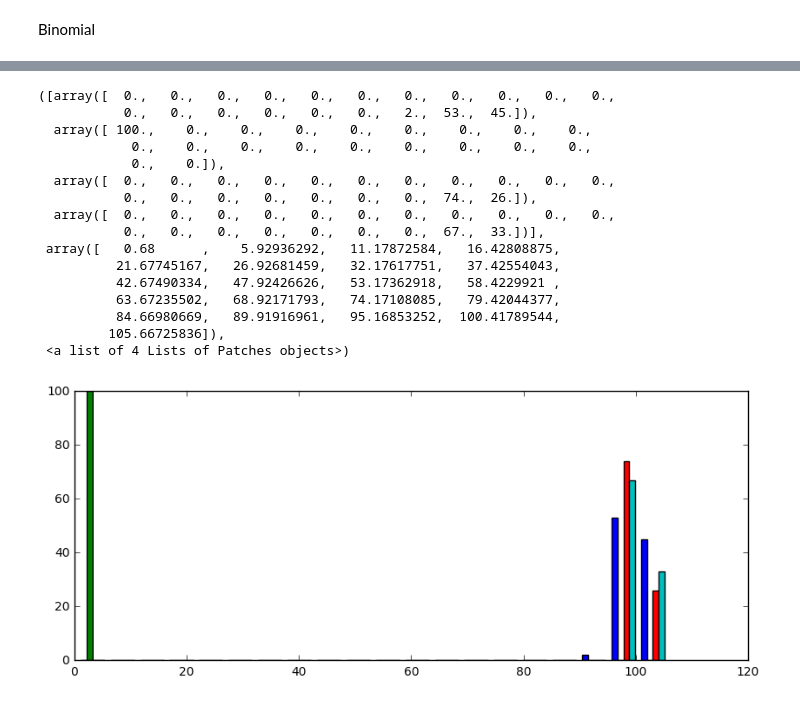
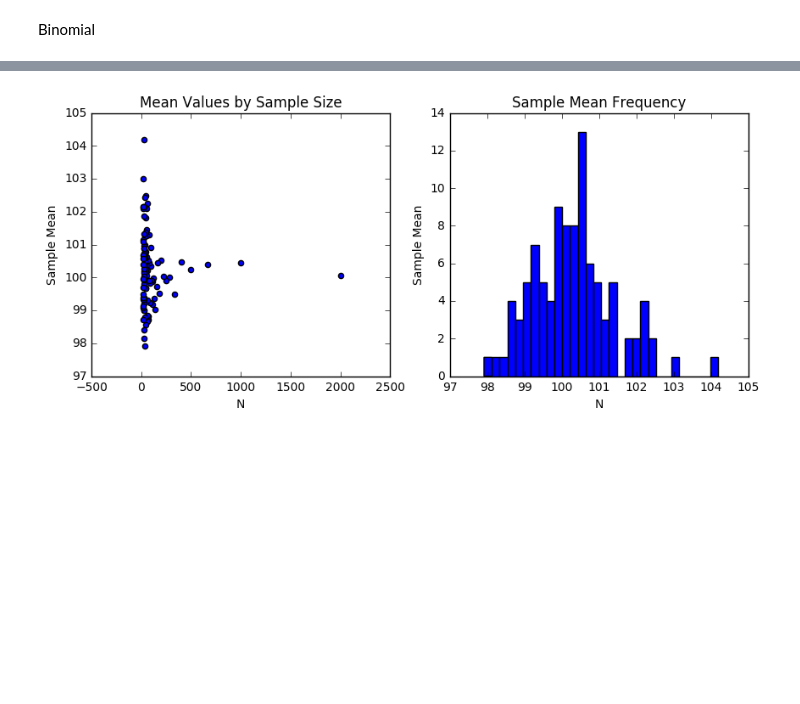
Before and after one commit to yc2839/PUI2016_bja282, a Jupyter notebook: HW3_bja282/HW3_Assignment1.ipynb, the cells around one changed output, grey strips where cells are left out. Saved outputs shown, nothing was run; the diff lists cells and outputs as text; code cells hidden in the pictures; blank space fills up the shorter version.

```diff
--- a/HW3_bja282/HW3_Assignment1.ipynb
+++ b/HW3_bja282/HW3_Assignment1.ipynb
@@ -96,23 +87,4 @@ pl.xlabel('N', fontsize = 10)
-# %%
-#Multi-bar histogram demo: http://matplotlib.org/examples/statistics/histogram_demo_multihist.html
-
-pl.figure(figsize(10,4))
-pl.hist((chisqMeans, PoissonMeans, NormalMeans, BinomialMeans), bins=20, histtype='bar')
-# %% [output]
-([array([  0.,   0.,   0.,   0.,   0.,   0.,   0.,   0.,   0.,   0.,   0.,
-           0.,   0.,   0.,   0.,   0.,   0.,   2.,  53.,  45.]),
-  array([ 100.,    0.,    0.,    0.,    0.,    0.,    0.,    0.,    0.,
-            0.,    0.,    0.,    0.,    0.,    0.,    0.,    0.,    0.,
-            0.,    0.]),
-  array([  0.,   0.,   0.,   0.,   0.,   0.,   0.,   0.,   0.,   0.,   0.,
-           0.,   0.,   0.,   0.,   0.,   0.,   0.,  74.,  26.]),
-  array([  0.,   0.,   0.,   0.,   0.,   0.,   0.,   0.,   0.,   0.,   0.,
-           0.,   0.,   0.,   0.,   0.,   0.,   0.,  67.,  33.])],
- array([   0.68      ,    5.92936292,   11.17872584,   16.42808875,
-          21.67745167,   26.92681459,   32.17617751,   37.42554043,
-          42.67490334,   47.92426626,   53.17362918,   58.4229921 ,
-          63.67235502,   68.92171793,   74.17108085,   79.42044377,
-          84.66980669,   89.91916961,   95.16853252,  100.41789544,
-         105.66725836]),
- <a list of 4 Lists of Patches objects>)
-[figure, removed]
+# %%
+plots(mySize, BinomialMeans)
+# %% [output]
+[figure, added]
```
Also changed, not shown: parts of 13 cells of this notebook.
